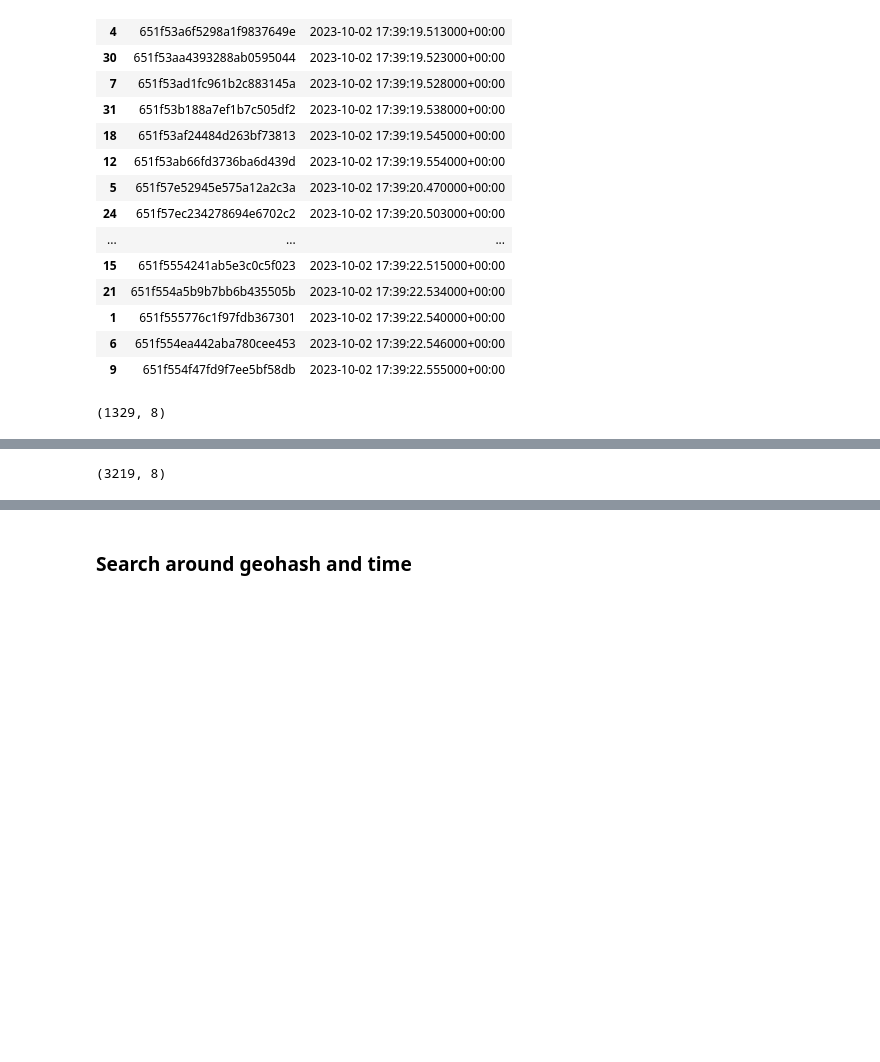
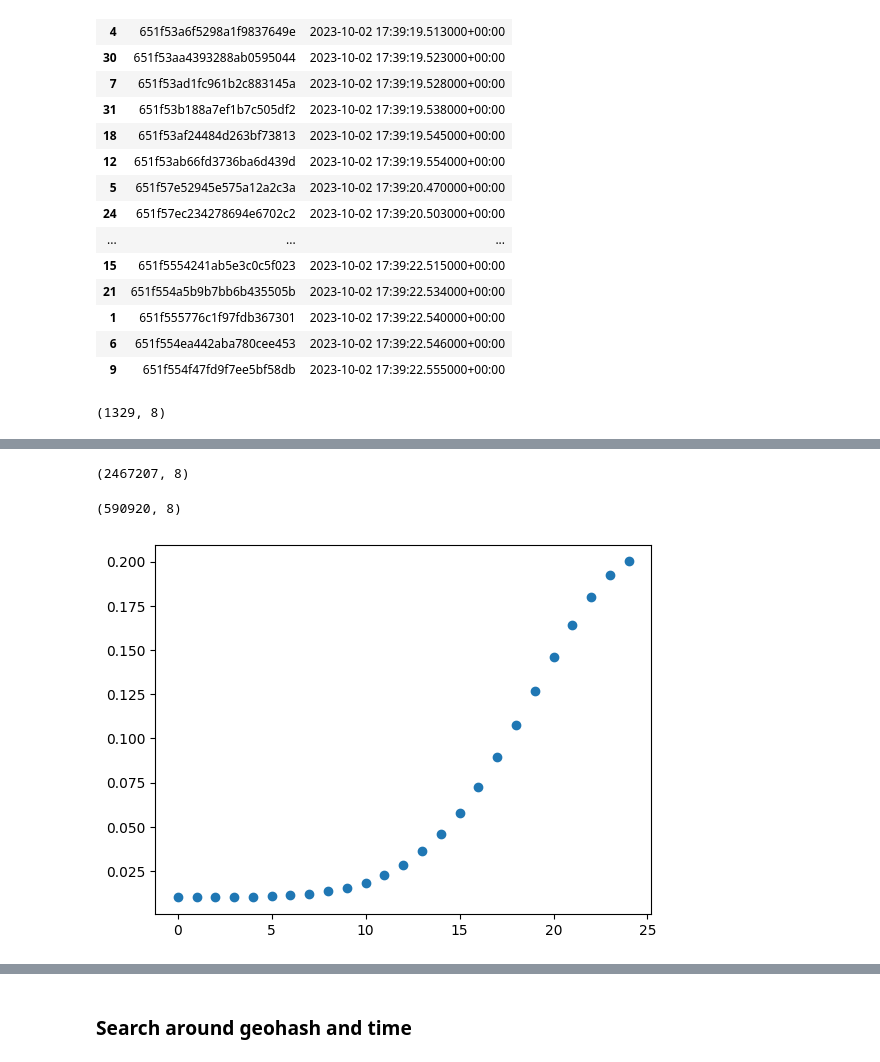
Before and after one commit to liyubrt/notebooks, a Jupyter notebook: query_aletheia.ipynb, the cells around one changed output, grey strips where cells are left out. Saved outputs shown, nothing was run; the diff lists cells and outputs as text; code cells hidden in the pictures; blank space fills up the shorter version.

```diff
--- a/query_aletheia.ipynb
+++ b/query_aletheia.ipynb
@@ -56,7 +56,7 @@ print(ALL_CAMERA_PAIRS_LIST)
 [{'front-center-left': 'front-center-right', 'front-left-left': 'front-left-right', 'front-right-left': 'front-right-right', 'side-left-left': 'side-left-right', 'side-right-left': 'side-right-right', ...
 # %%
 # test_dataset = Dataset.retrieve(id='64ed2657926aefcd654e8269')
-test_dataset = Dataset.retrieve(name='rev1_stops_2024_spring_for_labeling')
+test_dataset = Dataset.retrieve(name='halo_tall_weeds_prod_v0')
 print(test_dataset.id)
 test_df = test_dataset.to_dataframe()
 print(test_df.shape)
@@ -288,9 +323,9 @@ pod_2_camera = {'front': ['T01', 'T02', 'T03', 'T04'], 'right': ['T05', 'T06', '
 camera_2_pod = {c: p for p, cs in pod_2_camera.items() for c in cs}
 ticket = 'JF163'
 dfs = []
-for s in sps:
-    # if ticket in s:
-    if not 'JF149' in s and not 'JF163' in s:
+for s in df.special_notes.unique():
+    if ticket in s:
+    # if not 'JF149' in s and not 'JF163' in s:
         # check for camera pairs mentioned in special note
         cs = []
         for c, p in camera_2_pod.items():
@@ -301,7 +336,7 @@ for s in sps:
             if p in s:
                 cs += pod_2_camera[p]
         cs = list(set(cs))
-        _df = df2[(df2.special_notes == s) & (df2.camera_location.isin(cs))]
+        _df = df[(df.special_notes == s) & (df.camera_location.isin(cs))]
         print(s, _df.shape)
         dfs.append(_df)
 df_sampled = pd.concat(dfs, ignore_index=True)
@@ -684,0 +791,11 @@ test_df.shape
+# %%
+# dedup test_df by time up to mins
+def dedup_by_robot_geohash_time(df):
+    combinations = []
+    df['collected_on_str'] = df['collected_on'].apply(lambda c: str(c)[:16])  # 2024-07-24 21:08
+    df['geohash6'] = df['geohash'].apply(lambda g: g[:6])
+    df2 = df.groupby(['robot_name', 'geohash6', 'collected_on_str']).first().reset_index()
+    print(df.shape, df2.shape)
+    return df2
+
+df2 = dedup_by_robot_geohash_time(test_df)
@@ -685,6 +804,6 @@ test_df.shape
 # %%
 dfs = []
-for i, row in test_df.iterrows():
+for i, row in df2.iterrows():
     query = f"""
     SELECT
         IMJ.id AS id,
@@ -699,10 +818,11 @@ for i, row in test_df.iterrows():
         mesa_prod.mesa_lake_prod.image_jupiter AS IMJ
     WHERE
         robot_name = '{row.robot_name}'
+        AND IMJ.geohash LIKE '{row.geohash[:6]}%'
         AND collected_on >= '{str(row.datetime - delta)[:19]}'
         AND collected_on <= '{str(row.datetime + delta)[:19]}'
-        AND camera_location = '{row.camera_location}'
     """
+        # AND camera_location = '{row.camera_location}'
 
     df = query_db(query)
     print(i, row.robot_name, row.collected_on, row.camera_location, len(df))
@@ -729,7 +849,30 @@ for i, row in test_df.iterrows():
 # %%
 fdf = pd.concat(dfs, ignore_index=True)
+print(fdf.shape)
 fdf.drop_duplicates(subset=['id'], inplace=True)
 fdf = fdf[(fdf.camera_location.isin(LEFT_CAMERAS)) & (~fdf.id.isin(test_df.id))]
 fdf.shape
 # %% [output]
-(3219, 8)
+(2467207, 8)
+(590920, 8)
+# %%
+# build a random sampler with uneven distribution
+import matplotlib.pyplot as plt
+
+sample_ratio_min, sample_ratio_max = 0.01, 0.2
+num_bins = 25
+span = 1800
+interval = timedelta(seconds=span//num_bins)
+
+def normal(x, mu=num_bins, sigma=num_bins//4):
+    return ( 2.*np.pi*sigma**2. )**-.5 * np.exp( -.5 * (x-mu)**2. / sigma**2. )
+
+sample_ratios = [normal(i) for i in range(num_bins)]
+# normalize to a certain range
+factor = (sample_ratio_max - sample_ratio_min) / (max(sample_ratios) - min(sample_ratios))
+sample_ratios = [s * factor + sample_ratio_min for s in sample_ratios]
+
+plt.scatter(range(num_bins), sample_ratios)
+plt.show()
+# %% [output]
+[figure, added]
```
Also changed, not shown: parts of 38 cells of this notebook, 5 other files.
